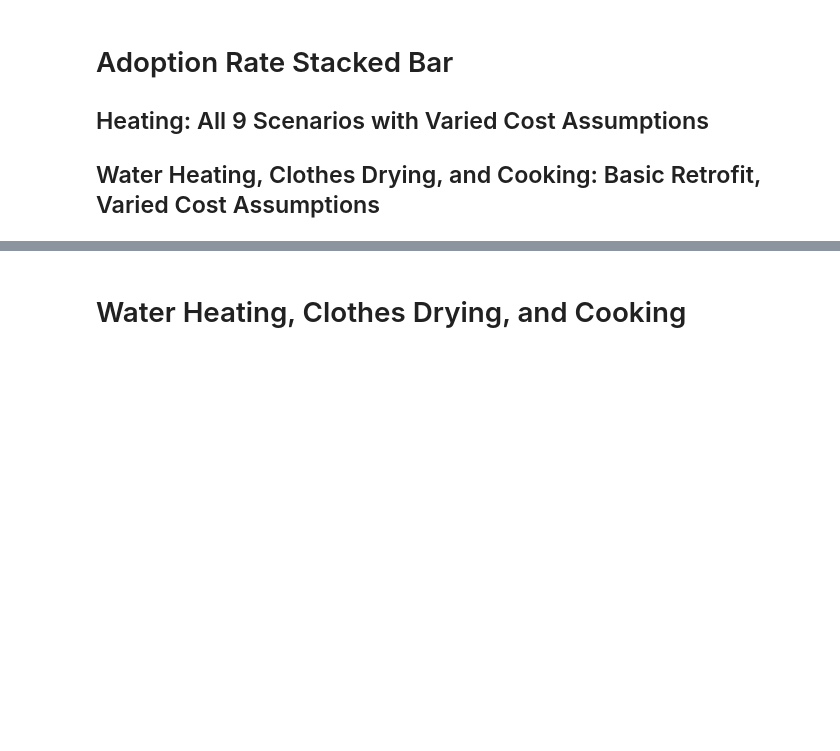
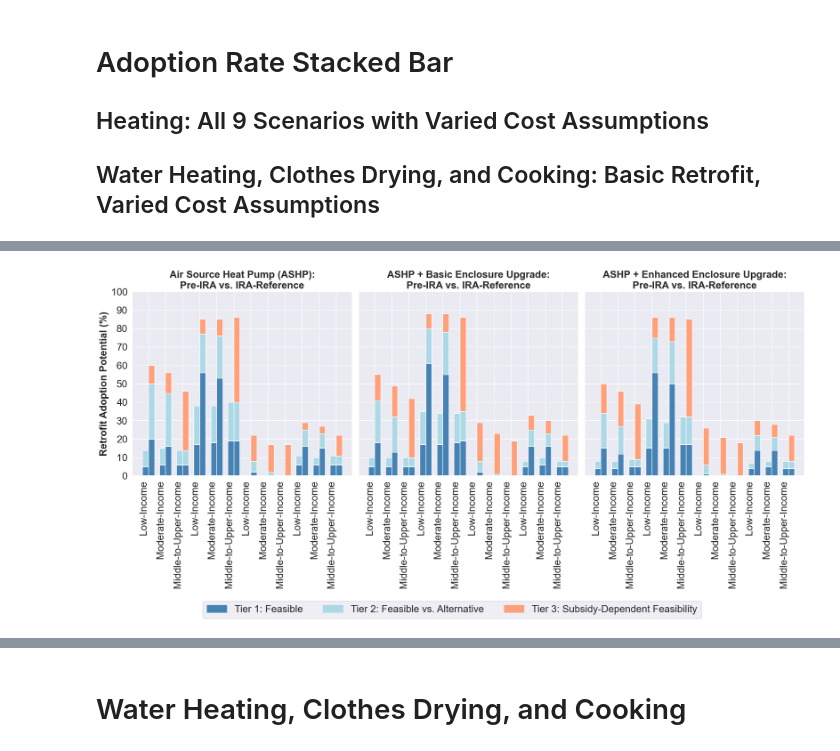
Before and after one commit to jordan-joseph126/cmu-tare-model, a Jupyter notebook: tare_model_main_v1.4.1.ipynb, the cells around one changed output, grey strips where cells are left out. Drawn from its saved outputs; the diff is of its cells as text; code cells hidden in the pictures; blank space fills up the shorter version.

```diff
--- a/tare_model_main_v1.4.1.ipynb
+++ b/tare_model_main_v1.4.1.ipynb
@@ -977,0 +1306,29 @@ subplot_grid_adoption_vBar(
+# %%
+# SRMER
+# SPACE HEATING - ALL 3 SCENARIOS
+# Function call remains as before
+subplot_grid_adoption_vBar(
+    dataframes=[df_multiIndex_basic_heating_adoption_srmer,
+                df_multiIndex_moderate_heating_adoption_srmer,
+                df_multiIndex_advanced_heating_adoption_srmer,
+               ],
+    scenarios_list = [
+        ['preIRA_mp8_heating_adoption_srmer', 'iraRef_mp8_heating_adoption_srmer'],
+        ['preIRA_mp9_heating_adoption_srmer', 'iraRef_mp9_heating_adoption_srmer'],
+        ['preIRA_mp10_heating_adoption_srmer', 'iraRef_mp10_heating_adoption_srmer']
+    ],
+    subplot_positions=[(0, 0), (0, 1), (0, 2)],
+    # x_labels=["", "",
+    #           "", "",
+    #           "", "Household Income Designation and Baseline Fuel (Pre-Retrofit)",
+    #          ],
+    plot_titles=["Air Source Heat Pump (ASHP):\nPre-IRA vs. IRA-Reference", "ASHP + Basic Enclosure Upgrade:\nPre-IRA vs. IRA-Reference", "ASHP + Enhanced Enclosure Upgrade:\nPre-IRA vs. IRA-Reference"],
+    y_labels=["Retrofit Adoption Potential (%)", "", "",
+             ],
+    figure_size=(20,10),
+    sharex=True,
+    sharey=True,
+#     filter_fuel=['Natural Gas', 'Electricity', 'Propane']
+)
+# %% [output]
+[figure, added]
```
Also changed, not shown: parts of 37 cells of this notebook, 6 other files.
